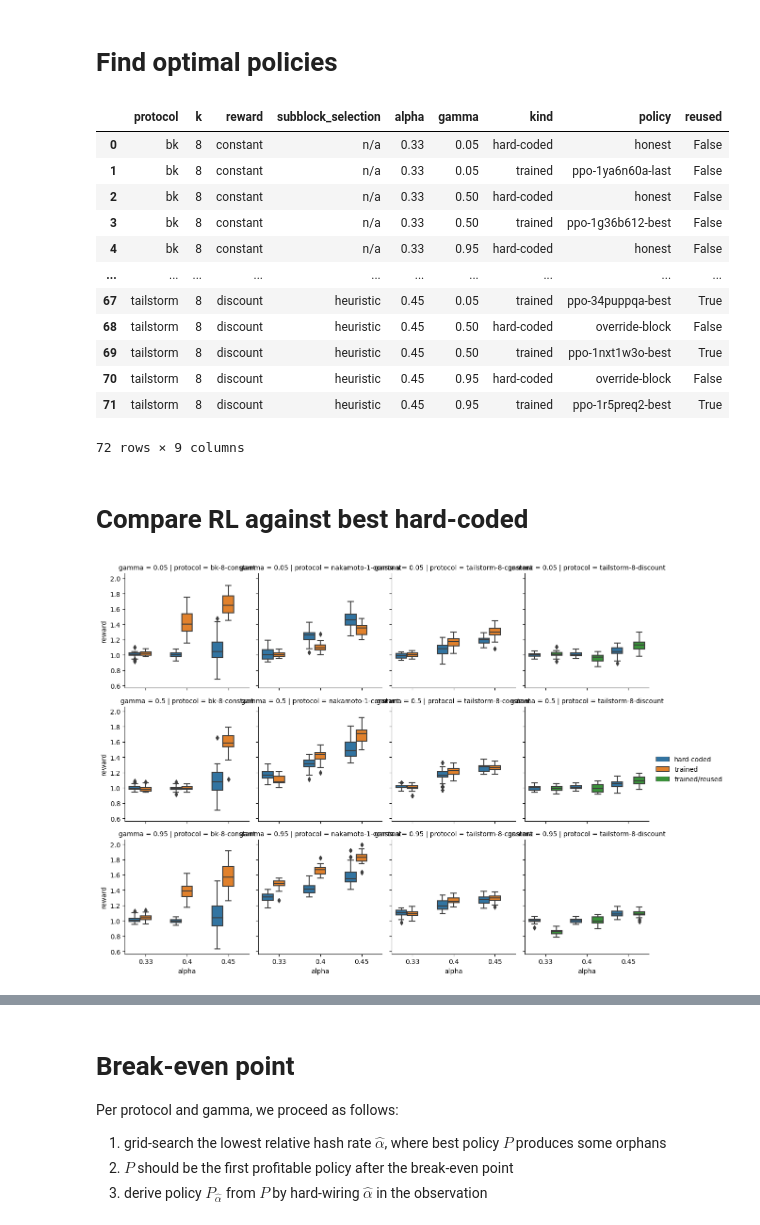
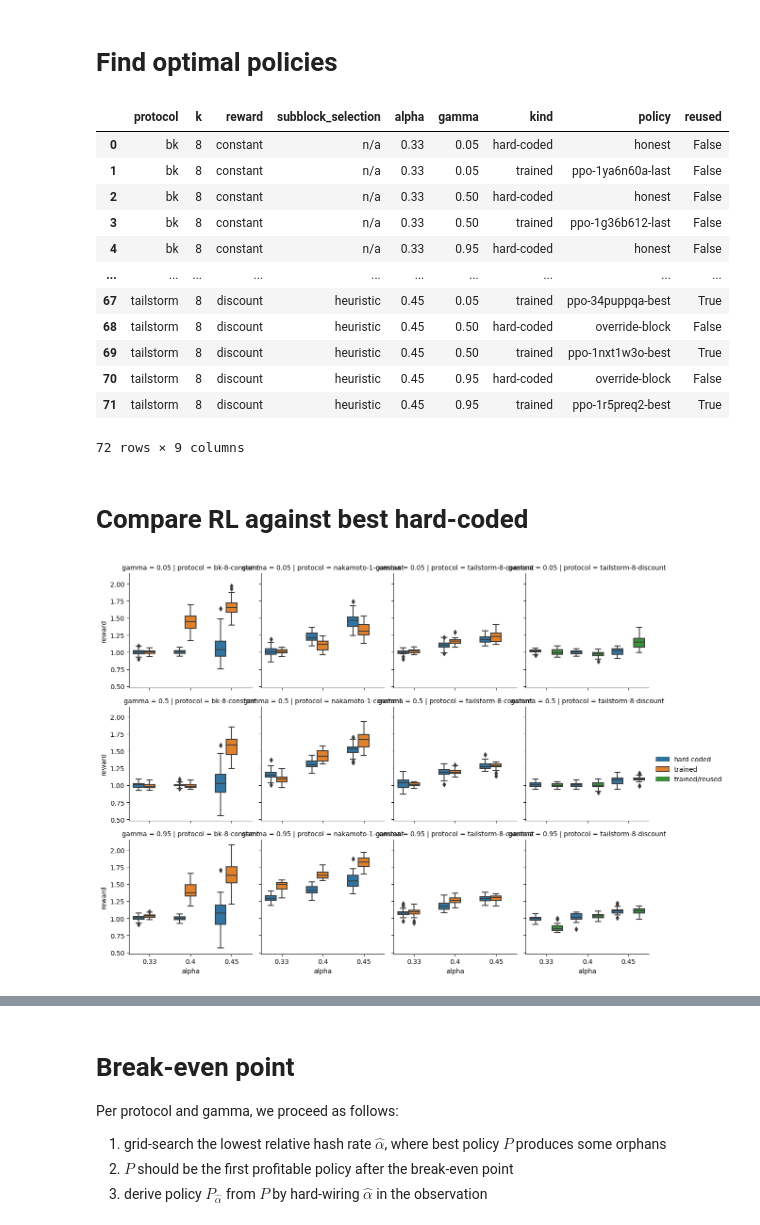
Before and after one commit to pkel/cpr, a Jupyter notebook: experiments/rl-eval/compare-models-and-find-breakeven.ipynb, the cells around one changed output, grey strips where cells are left out. Cells and saved outputs as stored; diff of their text form; code cells hidden in the pictures.

```diff
--- a/experiments/rl-eval/compare-models-and-find-breakeven.ipynb
+++ b/experiments/rl-eval/compare-models-and-find-breakeven.ipynb
@@ -209,16 +211,11 @@ def load(path):
 
 
 def observe_episode(info):
-    return pd.Series(
-        {
-            k: info[k]
-            for k in [
-                "episode_reward_attacker",
-                "episode_chain_time",
-                "episode_progress",
-            ]
-        }
-    )
+    r = dict()
+    for k, v in info.items():
+        if k.startswith("episode_"):
+            r[k] = v
+    return pd.Series(r)
 
 
 def measure_trained(x, env_fn=env_fn, **kwargs):
@@ -255,6 +252,7 @@ def measure(x, **kwargs):
 digest = hex(abs(hash(tuple([episode_len] + pd.util.hash_pandas_object(episodes)))))
 fname = f"data/rl-eval-episodes-{digest}.pkl"
 try:
+    # raise FileNotFoundError # force re-compute
     episodes = pd.read_pickle(fname)
     print(f"restore from {fname}")
 except FileNotFoundError:
@@ -294,7 +313,7 @@ opt_episodes = opt_policies.join(d.set_index(scenario + policy), on=scenario + p
 | 0 | bk | 8 | constant | n/a | 0.33 | 0.05 | hard-coded | honest | False |
 | 1 | bk | 8 | constant | n/a | 0.33 | 0.05 | trained | ppo-1ya6n60a-last | False |
 | 2 | bk | 8 | constant | n/a | 0.33 | 0.50 | hard-coded | honest | False |
-| 3 | bk | 8 | constant | n/a | 0.33 | 0.50 | trained | ppo-1g36b612-best | False |
+| 3 | bk | 8 | constant | n/a | 0.33 | 0.50 | trained | ppo-1g36b612-last | False |
 | 4 | bk | 8 | constant | n/a | 0.33 | 0.95 | hard-coded | honest | False |
 | ... | ... | ... | ... | ... | ... | ... | ... | ... | ... |
 | 67 | tailstorm | 8 | discount | heuristic | 0.45 | 0.05 | trained | ppo-34puppqa-best | True |
@@ -306,34 +325,34 @@ opt_episodes = opt_policies.join(d.set_index(scenario + policy), on=scenario + p
 # %% [markdown]
 # Compare RL against best hard-coded
 # %%
-def rl_vs_hard_coded(objective, label="reward"):
+def rl_vs_hard_coded_bp(objective, label="reward"):
     d = opt_episodes.copy()
     d.loc[d.reused, "kind"] = "trained/reused"
     d = (
         d.assign(
             protocol=d.protocol + "-" + d.k.map(str) + "-" + d.reward,
             kind=d.kind.astype("category"),
             __=objective(d),
         )
         .drop(columns=[label], errors="ignore")
         .rename(columns=dict(__=label))
     )
     g = sns.FacetGrid(data=d, col="protocol", row="gamma")
     g.map_dataframe(
         sns.boxplot,
         x="alpha",
         y=label,
         hue="kind",
         orient="v",
         palette=sns.color_palette(),
     )
     g.add_legend()
 
 
 ## reward per progess (in DAA equilibrium)
 # rl_vs_hard_coded(lambda d: d.episode_reward_attacker / d.episode_progress)
 ## alpha normalizations
-rl_vs_hard_coded(lambda d: d.episode_reward_attacker / d.episode_progress / d.alpha)
+rl_vs_hard_coded_bp(lambda d: d.episode_reward_attacker / d.episode_progress / d.alpha)
 # rl_vs_hard_coded(lambda d: d.episode_reward_attacker / d.episode_progress - d.alpha)
 # %% [output]
-[figure, old version]
+[figure, new version]
```
Also changed, not shown: parts of 12 cells of this notebook.
